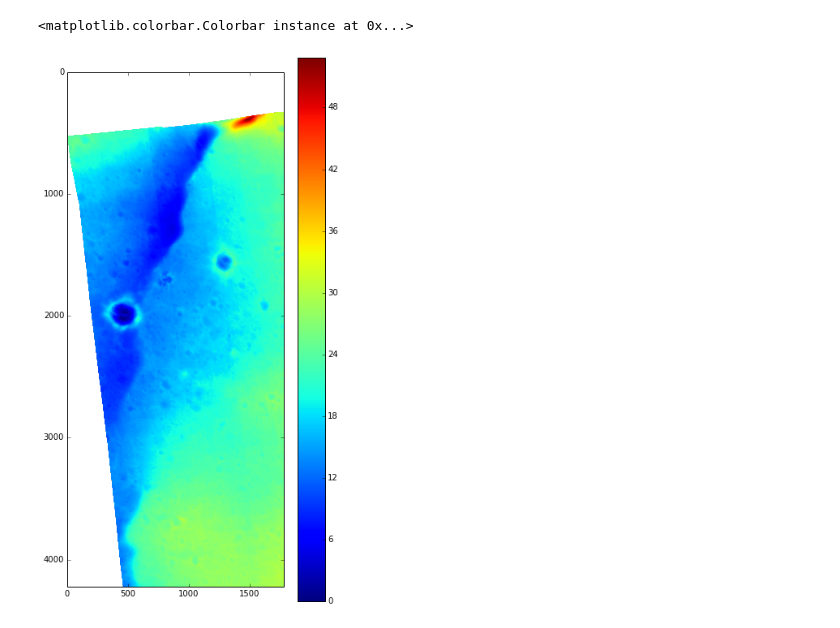
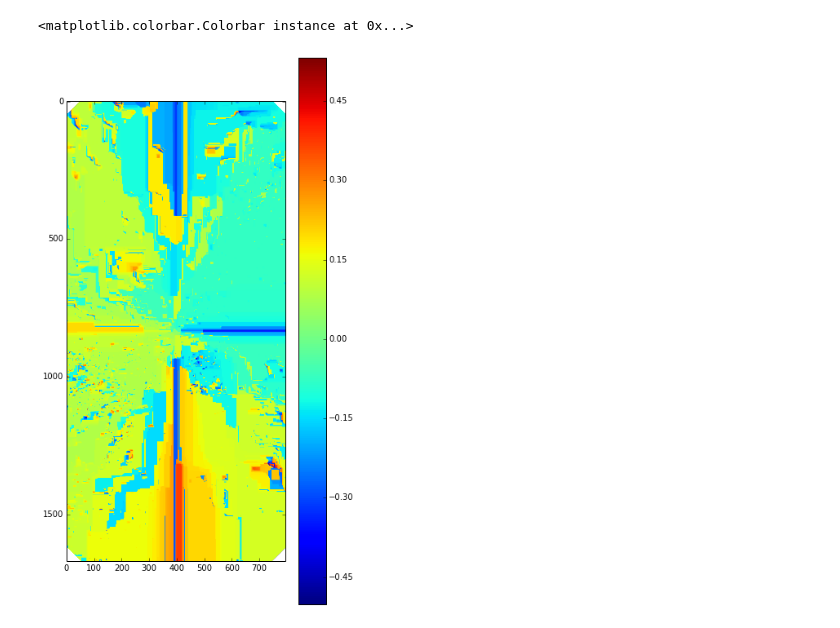
Before and after one commit to PapaCharlie/Rover-Climb-Angles, a Jupyter notebook: code/climbangle.ipynb, the cells around one changed output. Saved outputs shown, nothing was run; the diff lists cells and outputs as text; code cells hidden in the pictures.

```diff
--- a/code/climbangle.ipynb
+++ b/code/climbangle.ipynb
@@ -144,8 +127,10 @@ NameError: name 'max_angles' is not defined
 # %%
-global dtm
-fig = plt.figure(figsize=(6,12))
-plt.imshow(dtm)
+global max_angles
+fig = plt.figure(figsize=(6, 12))
+plt.imshow(max_angles)
 plt.colorbar()
+# fig.savefig('bloop.pdf')
+# plt.hist(max_angles[max_angles != inf], log=False)
 # %% [output]
 <matplotlib.colorbar.Colorbar instance at 0x...>
-[figure, old version]
+[figure, new version]
```
Also changed, not shown: parts of 8 cells of this notebook, 4 other files.
